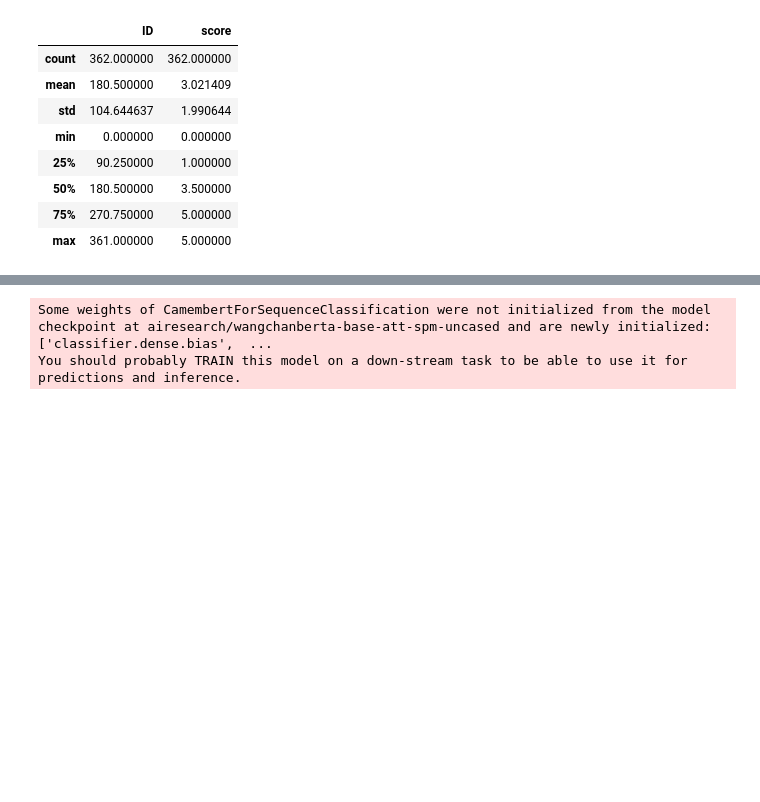
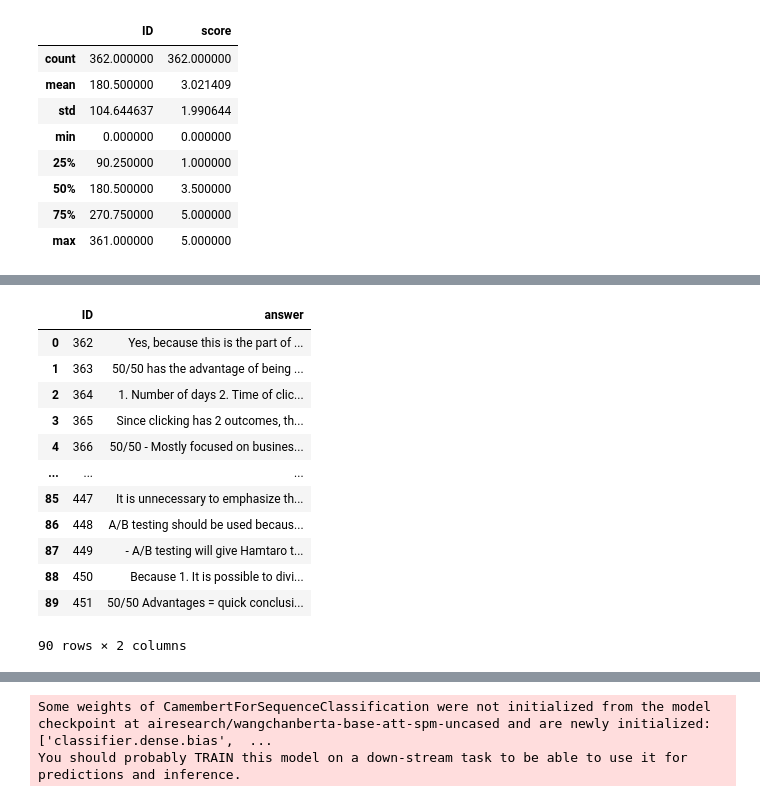
Before and after one commit to bookpanda/2110572-NLP-SYS, a Jupyter notebook: codes/midterm/midterm_nlp.ipynb, the cells around one changed output, grey strips where cells are left out. Saved outputs shown, nothing was run; the diff lists cells and outputs as text; code cells hidden in the pictures; blank space fills up the shorter version.

```diff
--- a/codes/midterm/midterm_nlp.ipynb
+++ b/codes/midterm/midterm_nlp.ipynb
@@ -69,0 +107,14 @@ train_df.describe()
+# %%
+answers_train = train_df[['ID', 'answer']]
+answers_test = test_df[['ID', 'answer']]
+answers_train.to_csv('answers_train_TH.csv', index=False)
+answers_test.to_csv('answers_test_TH.csv', index=False)
+# %%
+import os
+from google.cloud import translate_v2 as translate
+
+os.environ["GOOGLE_APPLICATION_CREDENTIALS"] = "./gcp-key.json"
+client = translate.Client()
+# %%
+answers_train['answer'] = answers_train['answer'].apply(lambda x: client.translate(x, source_language='th', target_language='en')['translatedText'])
+answers_test['answer'] = answers_test['answer'].apply(lambda x: client.translate(x, source_language='th', target_language='en')['translatedText'])
@@ -70 +124,17 @@ train_df.describe()
+# %%
+answers_test
+# %% [output]
+|  | ID | answer |
+| 0 | 362 | Yes, because this is the part of ... |
+| 1 | 363 | 50/50 has the advantage of being ... |
+| 2 | 364 | 1. Number of days 2. Time of clic... |
+| 3 | 365 | Since clicking has 2 outcomes, th... |
+| 4 | 366 | 50/50 - Mostly focused on busines... |
+| ... | ... | ... |
+| 85 | 447 | It is unnecessary to emphasize th... |
+| 86 | 448 | A/B testing should be used becaus... |
+| 87 | 449 | - A/B testing will give Hamtaro t... |
+| 88 | 450 | Because 1. It is possible to divi... |
+| 89 | 451 | 50/50 Advantages = quick conclusi... |
+90 rows × 2 columns
 # %%
```
Also changed, not shown: parts of 21 cells of this notebook, 7 other files.
